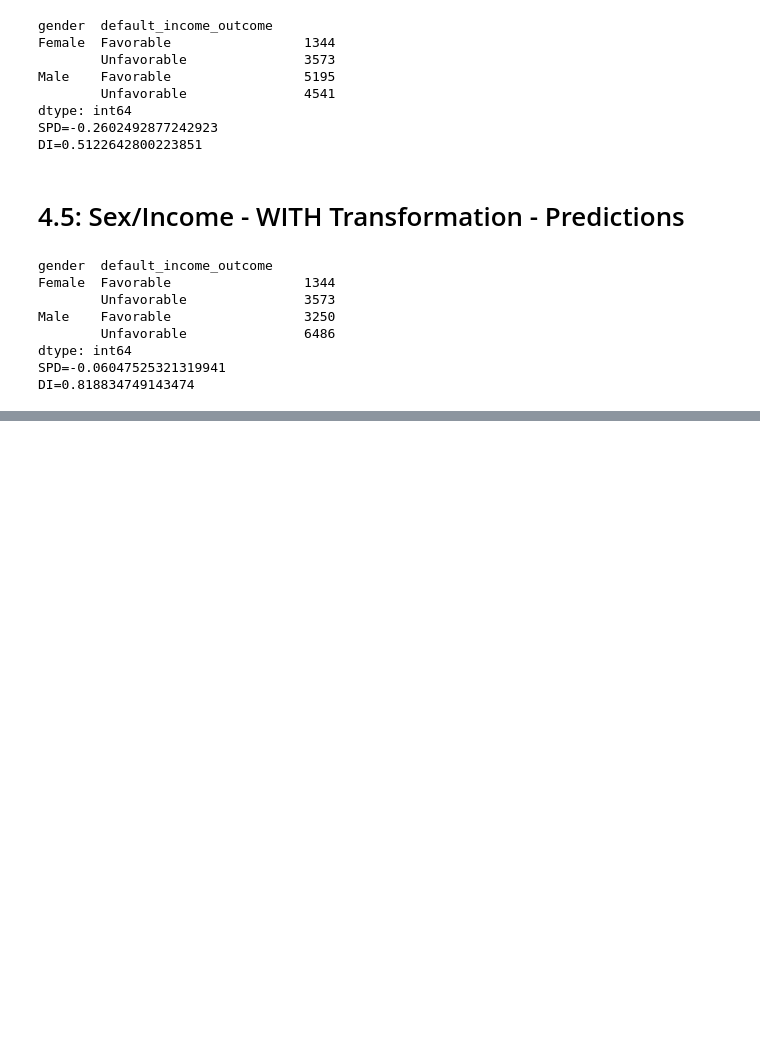
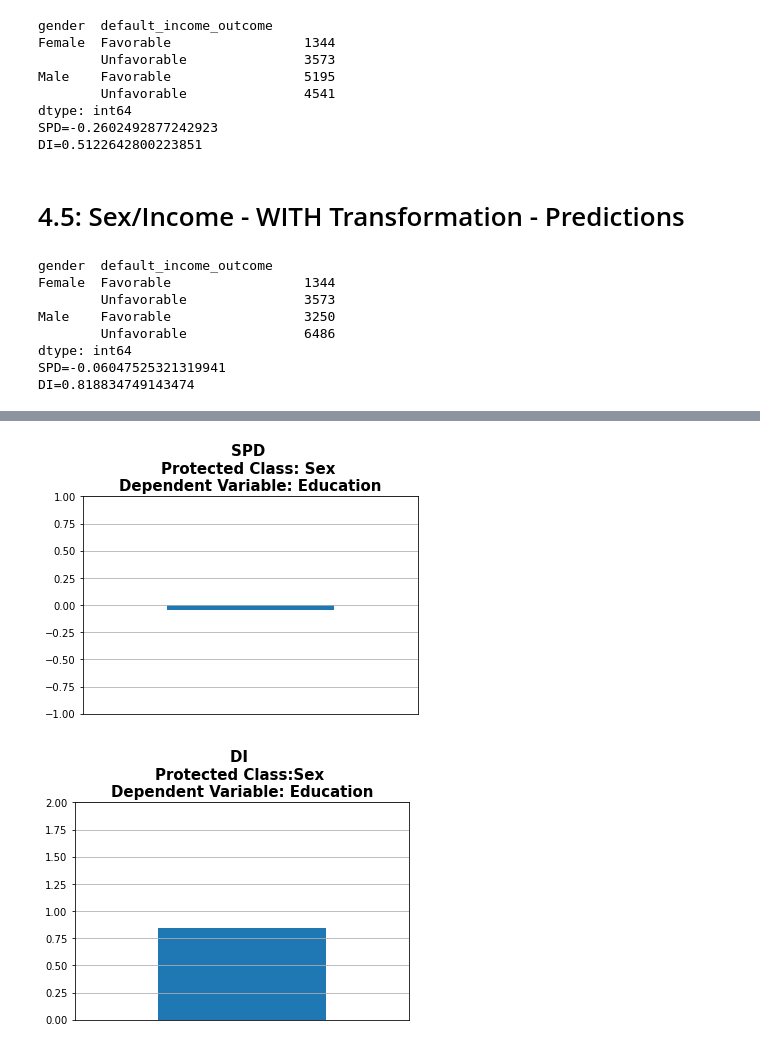
Before and after one commit to rahalrsh/adult-income-project, a Jupyter notebook: adult-income.ipynb, the cells around one changed output, grey strips where cells are left out. Saved outputs shown, nothing was run; the diff lists cells and outputs as text; code cells hidden in the pictures; blank space fills up the shorter version.

```diff
--- a/adult-income.ipynb
+++ b/adult-income.ipynb
@@ -804,0 +853,19 @@ DI=0.818834749143474
+# %%
+# 3.2 # Sex/Education: Before Mitigation
+
+draw_sdp(
+    x=1,
+    y=-0.04135993272158295,
+    title="SPD \nProtected Class: Sex \nDependent Variable: Education"
+)
+
+draw_sdp(
+    x=1,
+    y=0.8419288536392738,
+    xlim=(0, 2),
+    ylim=(0, 2),
+    title="DI \nProtected Class:Sex \nDependent Variable: Education"
+)
+# %% [output]
+[figure, added]
+[figure, added]
```
Also changed, not shown: parts of 11 cells of this notebook.
